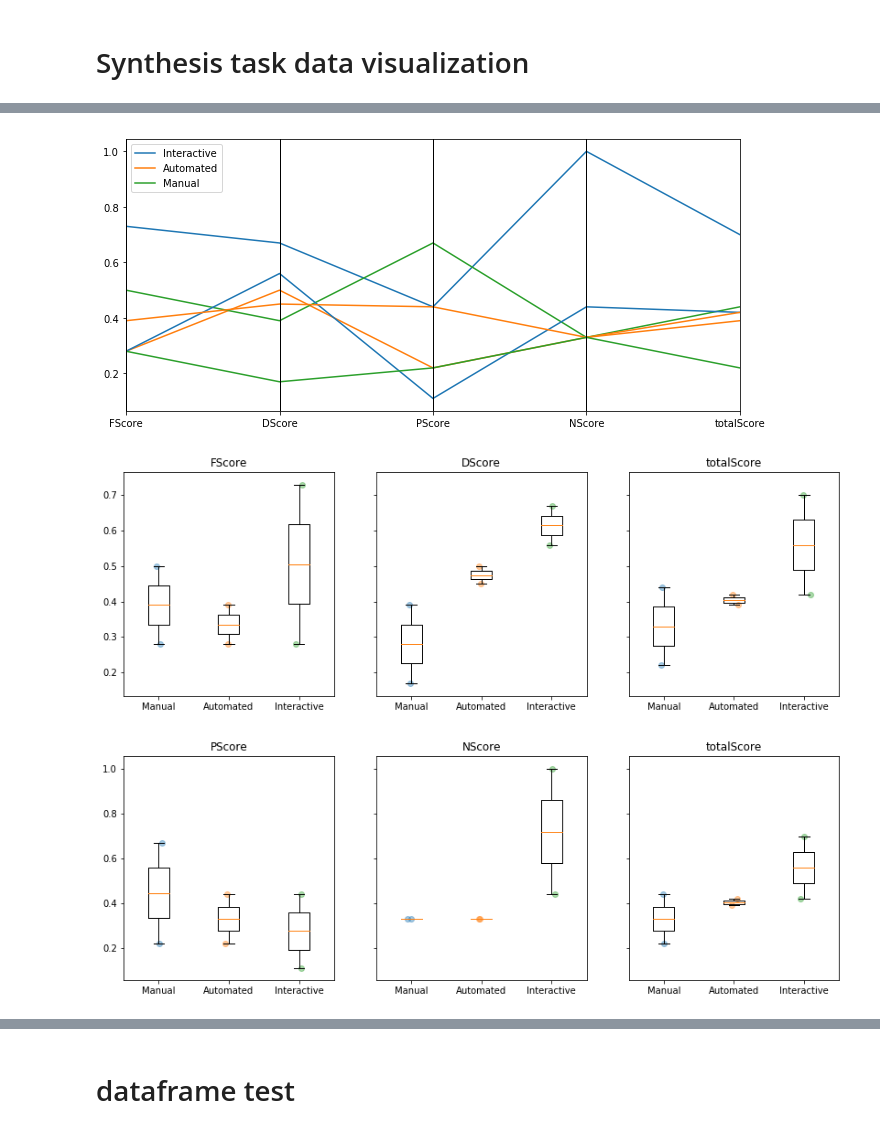
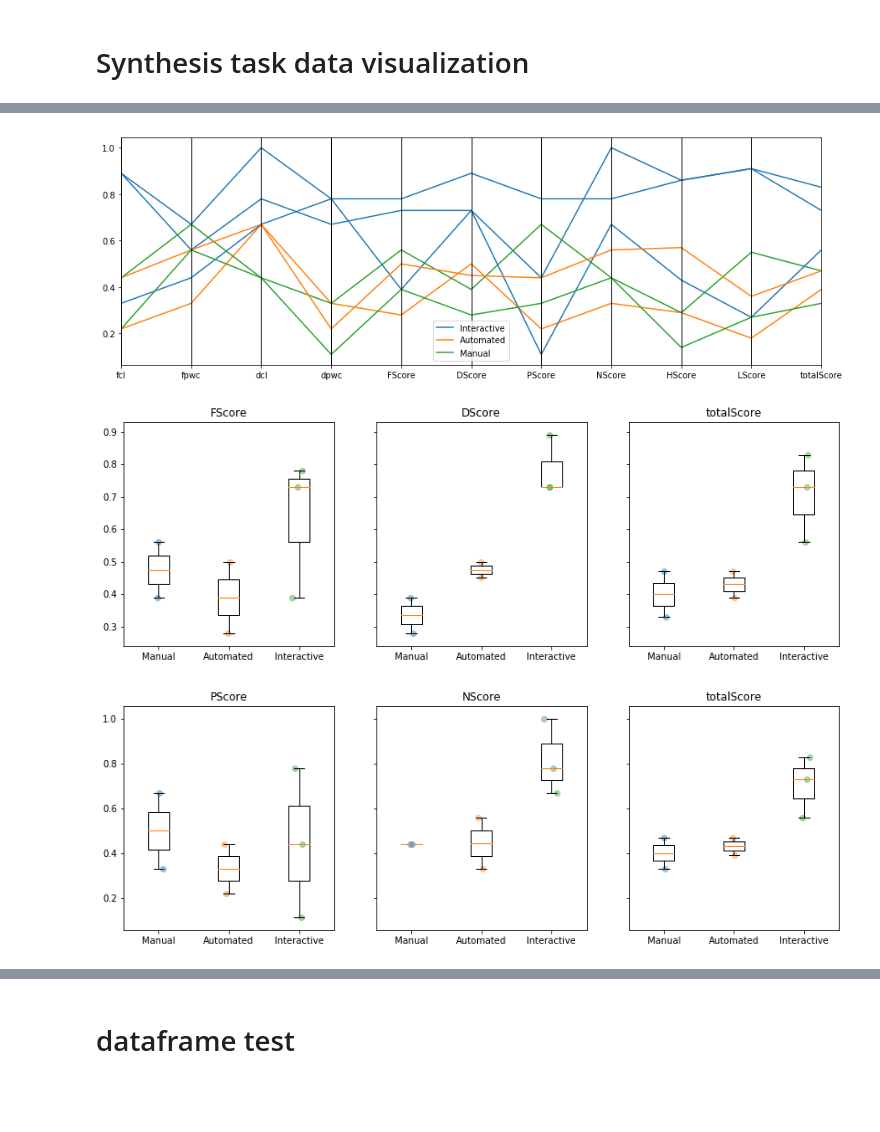
Before and after one commit to hsbang09/iFEED_experiment_result_analysis_2019, a Jupyter notebook: analysis.ipynb, the cells around one changed output, grey strips where cells are left out. Saved outputs shown, nothing was run; the diff lists cells and outputs as text; code cells hidden in the pictures; blank space fills up the shorter version.

Commit message:
Adds scores for high-level vs. low-level features. First try in running statistical tests

```diff
--- a/analysis.ipynb
+++ b/analysis.ipynb
@@ -36,6 +36,7 @@ s2 = resultAnalyzer.subjects[2]
 s3 = resultAnalyzer.subjects[3]
 s4 = resultAnalyzer.subjects[4]
 s5 = resultAnalyzer.subjects[5]
+s6 = resultAnalyzer.subjects[6]
 # %% [markdown]
 # Problem set scores
 # %%
@@ -354,7 +369,8 @@ resultAnalyzer.getComments(resultAnalyzer.subjects, "survey", "gpe", displayPart
 # %%
 g1 = [s2, s5]
 g2 = [s1, s4]
-g3 = [s0, s3]
+g3 = [s0, s3, s6]
+# g3 = [s6]
 # %%
 visualizer = visualization.Visualizer(groups=[g1,g2,g3], groupNames=['Manual','Automated','Interactive'])
 # %%
@@ -370,14 +392,14 @@ visualizer.setDataFrame(resultAnalyzer.getDataFrame())
 # %%
-visualizer.parallelCoordinates(columns=['FScore','DScore','PScore','NScore','totalScore'],
-                                figsize=(11,5),
+visualizer.parallelCoordinates(columns=['fcl','fpwc','dcl','dpwc','FScore','DScore','PScore','NScore','HScore','LScore','totalScore'],
+                                figsize=(15,5),
                                legend=["Interactive","Automated","Manual"])
 # %% [output]
-[figure, old version]
+[figure, new version]
 # %%
 visualizer.boxPlot(columns=['FScore','DScore', 'totalScore'], nrows=1, ncols=3, sharey=True, figsize=(14,4.5))
 # %% [output]
-[figure, old version]
+[figure, new version]
 # %%
 visualizer.boxPlot(columns=['PScore','NScore', 'totalScore'], nrows=1, ncols=3, sharey=True, figsize=(14,4.5))
 # %% [output]
-[figure, old version]
+[figure, new version]
```
Also changed, not shown: parts of 36 cells of this notebook, 10 other files.
